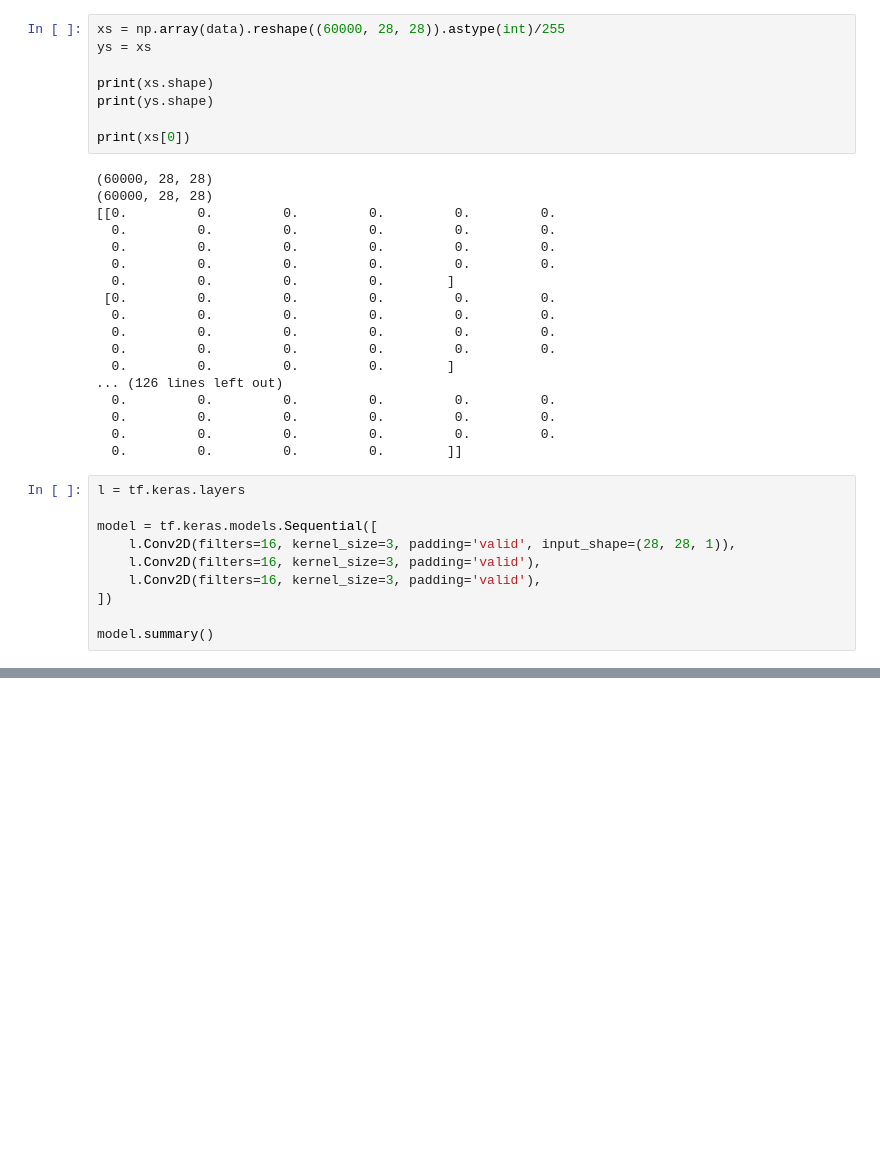
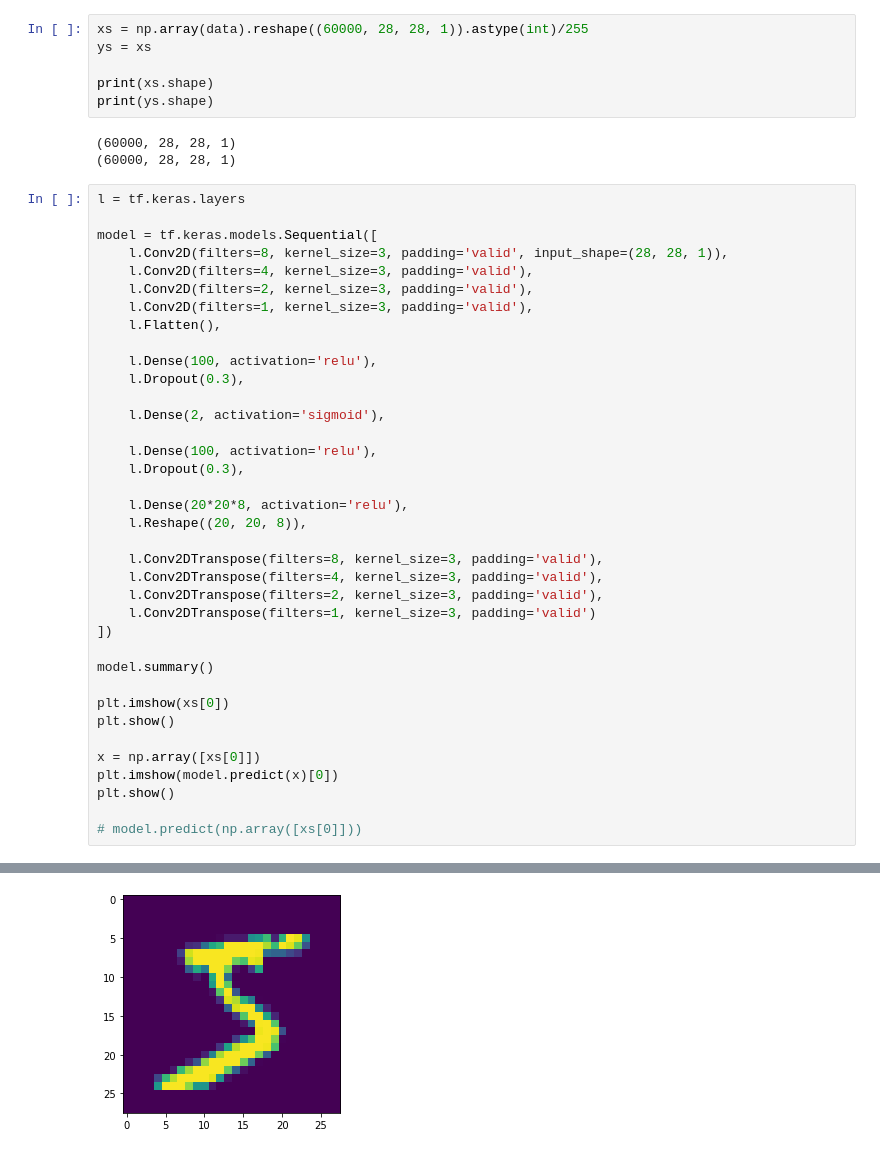
Before and after one commit to Maicon-Moreira/mnist-auto-encoder, a Jupyter notebook: main.ipynb, the cells around one changed output, grey strips where cells are left out. Drawn from its saved outputs; the diff is of its cells as text; blank space fills up the shorter version.

Commit message:
model creation

```diff
--- a/main.ipynb
+++ b/main.ipynb
@@ -14,36 +13,47 @@ data = [a[1:] for a in data]
 # %%
-xs = np.array(data).reshape((60000, 28, 28)).astype(int)/255
+xs = np.array(data).reshape((60000, 28, 28, 1)).astype(int)/255
 ys = xs
 
 print(xs.shape)
 print(ys.shape)
-
-print(xs[0])
 # %% [output]
-(60000, 28, 28)
-(60000, 28, 28)
-[[0.         0.         0.         0.         0.         0.
-  0.         0.         0.         0.         0.         0.
-  0.         0.         0.         0.         0.         0.
-  0.         0.         0.         0.         0.         0.
-  0.         0.         0.         0.        ]
- [0.         0.         0.         0.         0.         0.
-  0.         0.         0.         0.         0.         0.
-  0.         0.         0.         0.         0.         0.
-  0.         0.         0.         0.         0.         0.
-  0.         0.         0.         0.        ]
-... (126 lines left out)
-  0.         0.         0.         0.         0.         0.
-  0.         0.         0.         0.         0.         0.
-  0.         0.         0.         0.         0.         0.
-  0.         0.         0.         0.        ]]
+(60000, 28, 28, 1)
+(60000, 28, 28, 1)
-# %%
-l = tf.keras.layers
-
-model = tf.keras.models.Sequential([
-    l.Conv2D(filters=16, kernel_size=3, padding='valid', input_shape=(28, 28, 1)),
-    l.Conv2D(filters=16, kernel_size=3, padding='valid'),
-    l.Conv2D(filters=16, kernel_size=3, padding='valid'),
-])
-
-model.summary()
+# %%
+l = tf.keras.layers
+
+model = tf.keras.models.Sequential([
+    l.Conv2D(filters=8, kernel_size=3, padding='valid', input_shape=(28, 28, 1)),
+    l.Conv2D(filters=4, kernel_size=3, padding='valid'),
+    l.Conv2D(filters=2, kernel_size=3, padding='valid'),
+    l.Conv2D(filters=1, kernel_size=3, padding='valid'),
+    l.Flatten(),
+
+    l.Dense(100, activation='relu'),
+    l.Dropout(0.3),
+
+    l.Dense(2, activation='sigmoid'),
+
+    l.Dense(100, activation='relu'),
+    l.Dropout(0.3),
+
+    l.Dense(20*20*8, activation='relu'),
+    l.Reshape((20, 20, 8)),
+
+    l.Conv2DTranspose(filters=8, kernel_size=3, padding='valid'),
+    l.Conv2DTranspose(filters=4, kernel_size=3, padding='valid'),
+    l.Conv2DTranspose(filters=2, kernel_size=3, padding='valid'),
+    l.Conv2DTranspose(filters=1, kernel_size=3, padding='valid')
+])
+
+model.summary()
+
+plt.imshow(xs[0])
+plt.show()
+
+x = np.array([xs[0]])
+plt.imshow(model.predict(x)[0])
+plt.show()
+
+# model.predict(np.array([xs[0]]))
+# %% [output]
@@ -49,0 +77 @@ model.summary()
+[figure, added]
```
Also changed, not shown: parts of 3 cells of this notebook.
